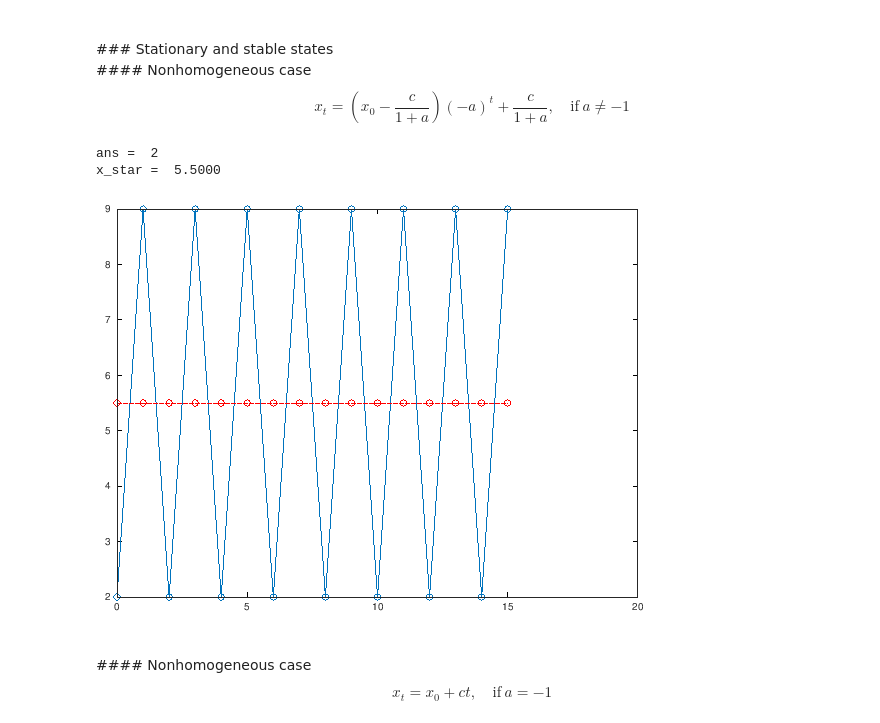
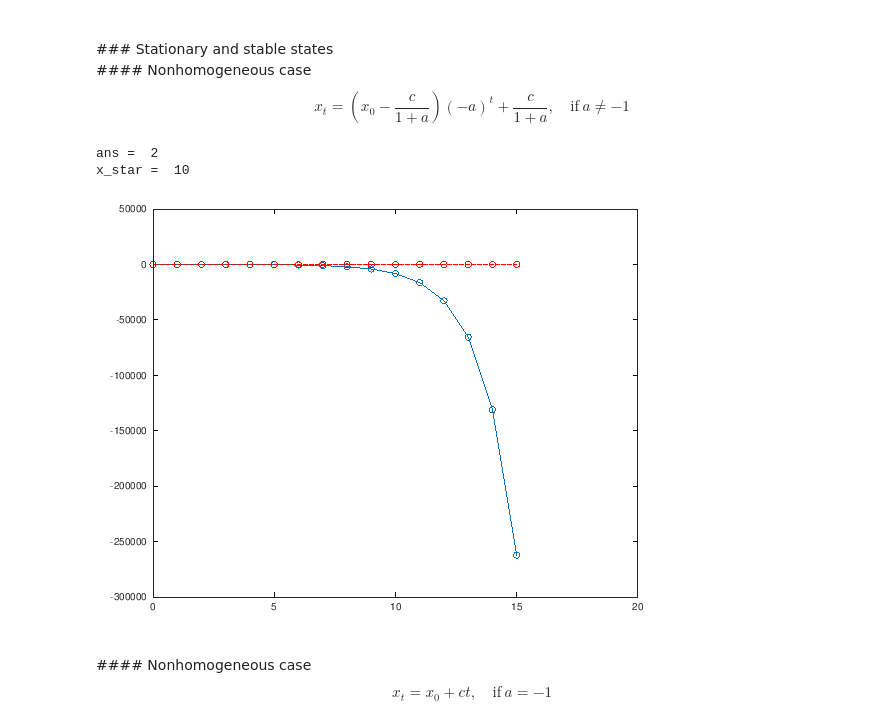
Before and after one commit to feipaat/MathMethdsforEco-CEU-, a Jupyter notebook: Week #1.ipynb, the cells around one changed output. Cells and saved outputs as stored; diff of their text form; code cells hidden in the pictures.

```diff
--- a/Week #1.ipynb
+++ b/Week #1.ipynb
@@ -73,39 +73,39 @@ ylabel('x_t solution at time t')
 $$x_t=\left(x_0-\frac{c}{1+a}\right)\left(-a\right)^t+\frac{c}{1+a},\quad \text{if}\ a\neq -1$$
 # %%
 % |a|>1
-%a=-2; c=-10; % Case I: a<-1; Role of c; x_0<x_star
+a=-2; c=-10; % Case I: a<-1; Role of c; x_0<x_star
 %a=-2; c=10; % Case: a<-1; x_0>x_star
 %a=2; c=-10; % Case II: a>1; Role of c; x_0>x_star
 %a=2; c=10; % Case: a>1; x_0<x_star
 
 
 % |a|<1
 %a=-0.8; c=-1; % Case III: 0>a>-1; Role of c; x_0>x_star; Use c=-1 for the better plot; t_end=15;
 %a=-0.8; c=5; % Case : 0>a>-1; Role of c; x_0<x_star; Use c=1 for the better plot
 %a=0.8; c=-5; % Case IV: 0<a<1; Role of c; x_0>x_star
 %a=0.8; c=5; % Case: 0<a<1; Role of c; x_0<x_star
 %a=0; c=3; %Role of c;
 
 % a=1
 %a=1; c=-11; %Role of c; x_0>x_star
-a=1; c=11; %Role of c; x_0<x_star
+%a=1; c=11; %Role of c; x_0<x_star
 
 
 
 t=0:1:15;
 x=zeros(1,size(t,2));
 x(1)=2;
 x(1)
 x_star=(c/(1+a))
 e=ones(1,size(t,2))*x_star;
 for j=1:size(t,2)-1
     x(j+1)=-a*x(j)+c;
 end
 plot(t,x,'o-',t,e,'ro--')
 # %% [output]
 ans =  2
-x_star =  5.5000
+x_star =  10
-[figure, old version]
+[figure, new version]
 # %% [markdown]
 <br>
 #### Nonhomogeneous case
```
Also changed, not shown: parts of 1 cell of this notebook, 1 other file.
